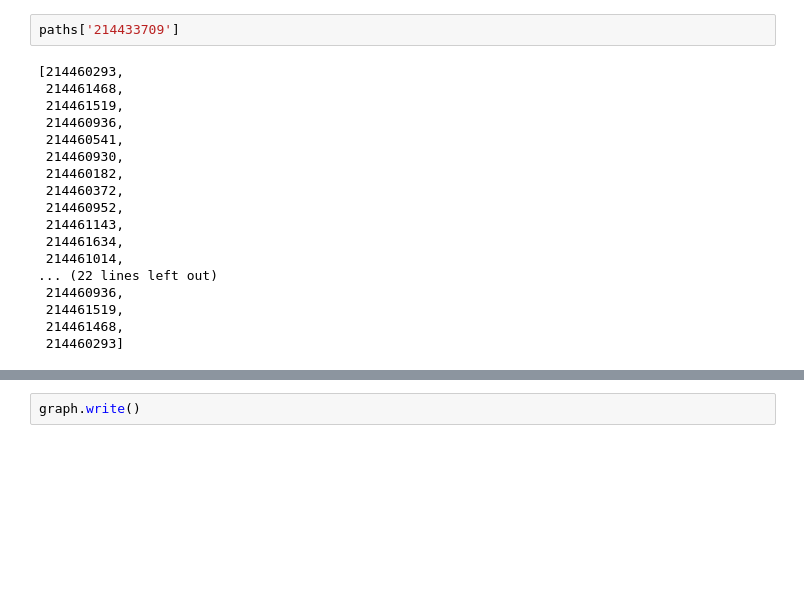
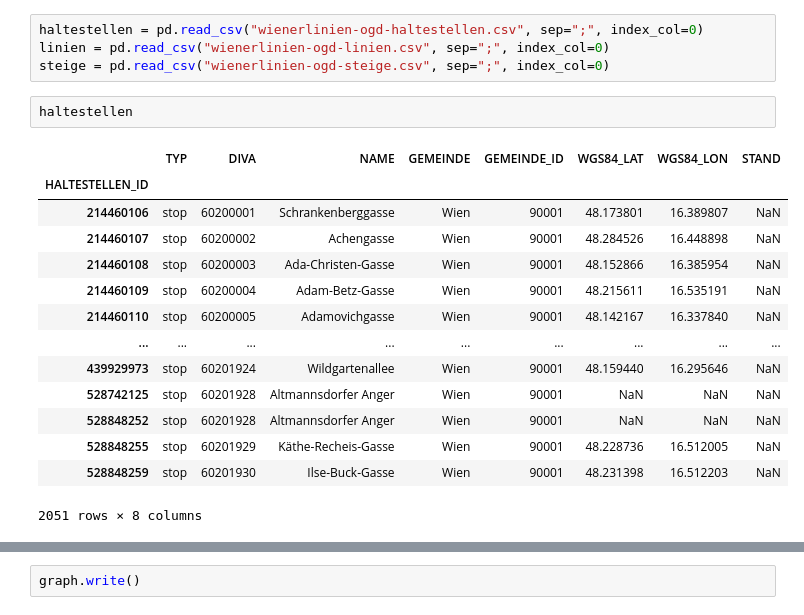
Before and after one commit to maxstollmayer/Complex-Network-Analysis-Project, a Jupyter notebook: dataprep.ipynb, the cells around one changed output, grey strips where cells are left out. Saved outputs shown, nothing was run; the diff lists cells and outputs as text; blank space fills up the shorter version.

```diff
--- a/dataprep.ipynb
+++ b/dataprep.ipynb
@@ -96,20 +9,21 @@ paths
-# %%
-paths['214433709']
-# %% [output]
-[214460293,
- 214461468,
- 214461519,
- 214460936,
- 214460541,
- 214460930,
- 214460182,
- 214460372,
- 214460952,
- 214461143,
- 214461634,
- 214461014,
-... (22 lines left out)
- 214460936,
- 214461519,
- 214461468,
- 214460293]
+# %%
+haltestellen = pd.read_csv("wienerlinien-ogd-haltestellen.csv", sep=";", index_col=0)
+linien = pd.read_csv("wienerlinien-ogd-linien.csv", sep=";", index_col=0)
+steige = pd.read_csv("wienerlinien-ogd-steige.csv", sep=";", index_col=0)
+# %%
+haltestellen
+# %% [output]
+|  | TYP | DIVA | NAME | GEMEINDE | GEMEINDE_ID | WGS84_LAT | WGS84_LON | STAND |
+| HALTESTELLEN_ID |  |  |  |  |  |  |  |  |
+| 214460106 | stop | 60200001 | Schrankenberggasse | Wien | 90001 | 48.173801 | 16.389807 | NaN |
+| 214460107 | stop | 60200002 | Achengasse | Wien | 90001 | 48.284526 | 16.448898 | NaN |
+| 214460108 | stop | 60200003 | Ada-Christen-Gasse | Wien | 90001 | 48.152866 | 16.385954 | NaN |
+| 214460109 | stop | 60200004 | Adam-Betz-Gasse | Wien | 90001 | 48.215611 | 16.535191 | NaN |
+| 214460110 | stop | 60200005 | Adamovichgasse | Wien | 90001 | 48.142167 | 16.337840 | NaN |
+| ... | ... | ... | ... | ... | ... | ... | ... | ... |
+| 439929973 | stop | 60201924 | Wildgartenallee | Wien | 90001 | 48.159440 | 16.295646 | NaN |
+| 528742125 | stop | 60201928 | Altmannsdorfer Anger | Wien | 90001 | NaN | NaN | NaN |
+| 528848252 | stop | 60201928 | Altmannsdorfer Anger | Wien | 90001 | NaN | NaN | NaN |
+| 528848255 | stop | 60201929 | Käthe-Recheis-Gasse | Wien | 90001 | 48.228736 | 16.512005 | NaN |
+| 528848259 | stop | 60201930 | Ilse-Buck-Gasse | Wien | 90001 | 48.231398 | 16.512203 | NaN |
+2051 rows × 8 columns
```
Also changed, not shown: parts of 19 cells of this notebook, 2 other files.
